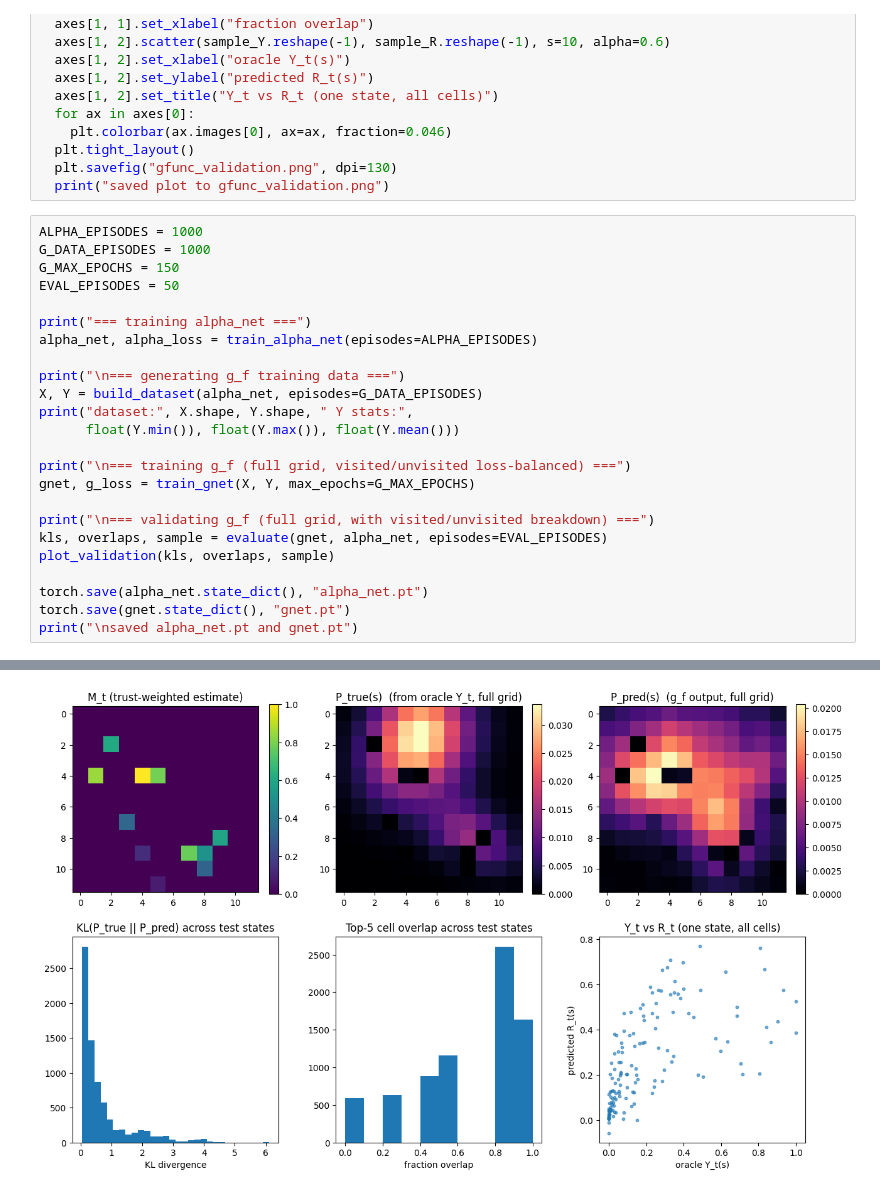
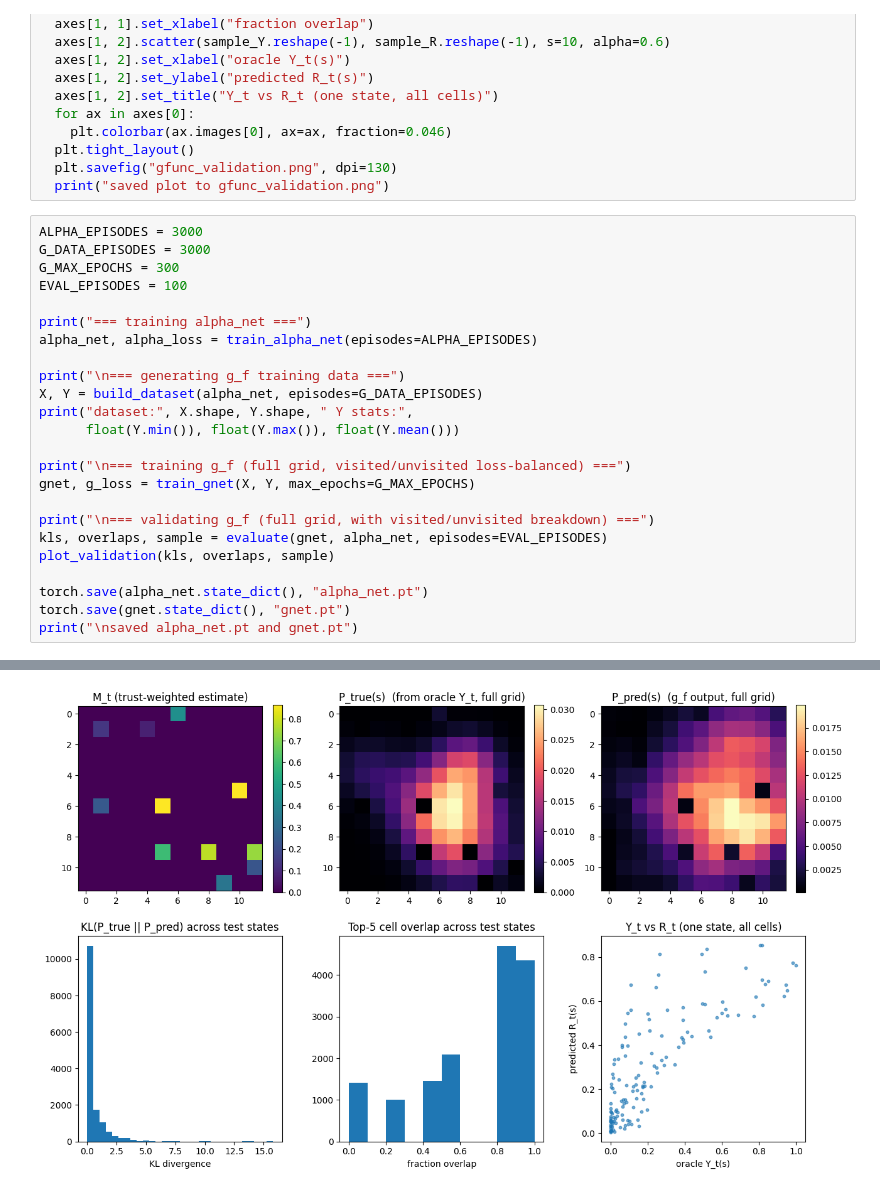
Before and after one commit to sidhu2690/MARL, a Jupyter notebook: probability_map.ipynb, the cells around one changed output, grey strips where cells are left out. Cells and saved outputs as stored; diff of their text form.

```diff
--- a/probability_map.ipynb
+++ b/probability_map.ipynb
@@ -343,10 +343,10 @@ def plot_validation(kls, overlaps, sample, k=5):
   plt.savefig("gfunc_validation.png", dpi=130)
   print("saved plot to gfunc_validation.png")
 # %%
-ALPHA_EPISODES = 1000
-G_DATA_EPISODES = 1000
-G_MAX_EPOCHS = 150
-EVAL_EPISODES = 50
+ALPHA_EPISODES = 3000
+G_DATA_EPISODES = 3000
+G_MAX_EPOCHS = 300
+EVAL_EPISODES = 100
 
 print("=== training alpha_net ===")
 alpha_net, alpha_loss = train_alpha_net(episodes=ALPHA_EPISODES)
@@ -384,4 +384,4 @@ print("\nsaved alpha_net.pt and gnet.pt")
 saved plot to gfunc_validation.png
 
 saved alpha_net.pt and gnet.pt
-[figure, old version]
+[figure, new version]
```
Also changed, not shown: parts of 1 cell of this notebook.
